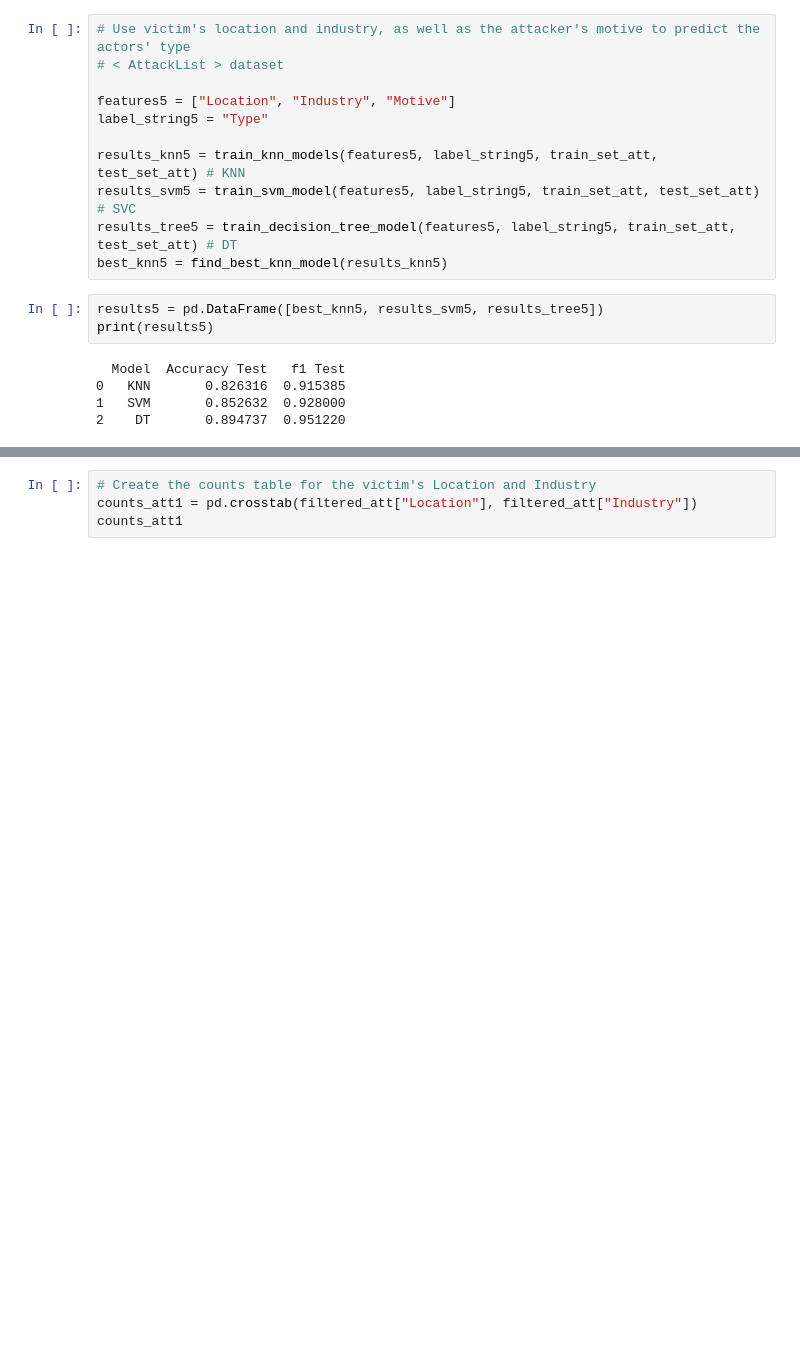
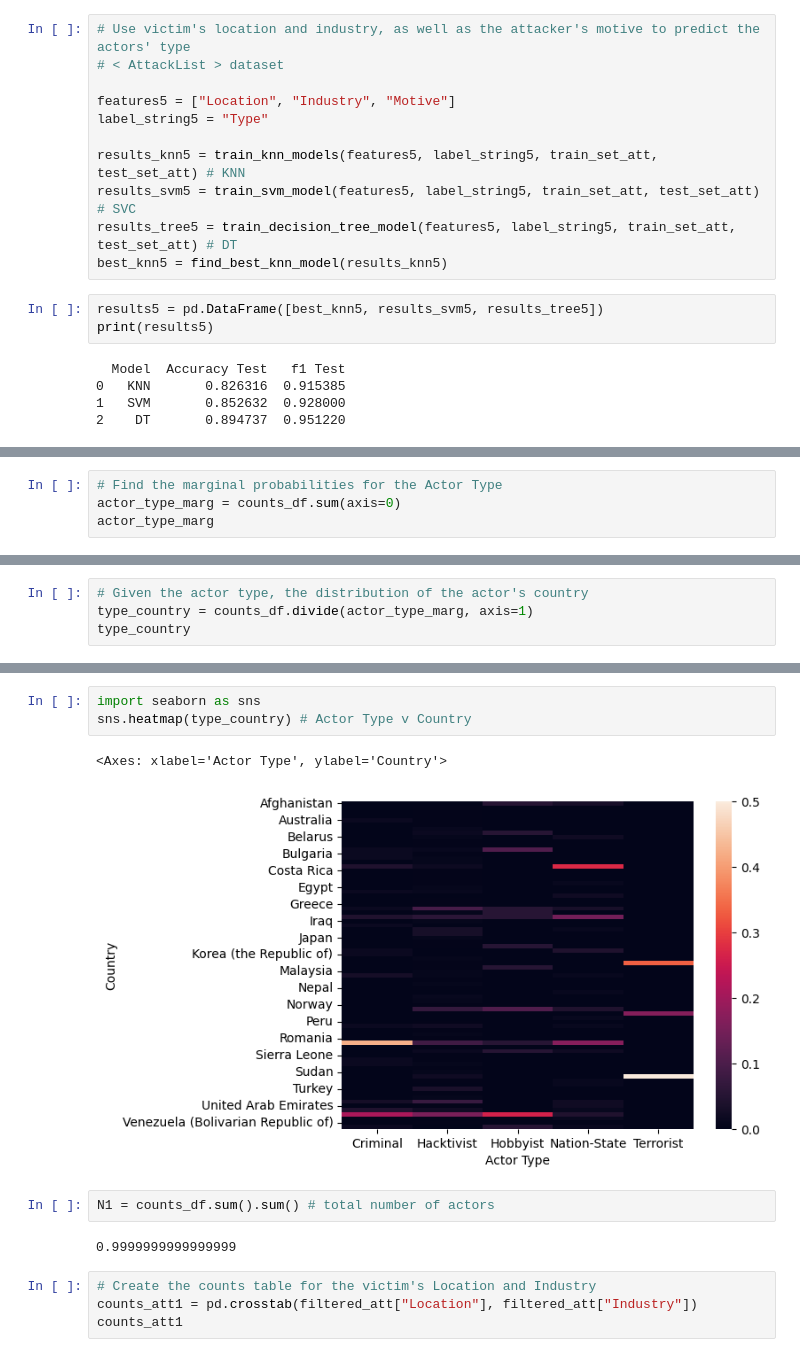
Before and after one commit to Sof0-0/CMPS3160_Project_CyberAttacks, a Jupyter notebook: DSProject.ipynb, the cells around one changed output, grey strips where cells are left out. Saved outputs shown, nothing was run; the diff lists cells and outputs as text; blank space fills up the shorter version.

```diff
--- a/DSProject.ipynb
+++ b/DSProject.ipynb
@@ -1045,0 +1021,4 @@ Length: 78, dtype: int64
+# %%
+# Find the marginal probabilities for the Actor Type
+actor_type_marg = counts_df.sum(axis=0)
+actor_type_marg
@@ -1045,0 +1033,4 @@ Length: 78, dtype: int64
+# %%
+# Given the actor type, the distribution of the actor's country
+type_country = counts_df.divide(actor_type_marg, axis=1)
+type_country
@@ -1046,3 +1052,13 @@ Length: 78, dtype: int64
+# %%
+import seaborn as sns
+sns.heatmap(type_country) # Actor Type v Country
+# %% [output]
+<Axes: xlabel='Actor Type', ylabel='Country'>
+[figure, added]
+# %%
+N1 = counts_df.sum().sum() # total number of actors
+# %% [output]
+0.9999999999999999
 # %%
 # Create the counts table for the victim's Location and Industry
 counts_att1 = pd.crosstab(filtered_att["Location"], filtered_att["Industry"])
```
Also changed, not shown: parts of 6 cells of this notebook.
